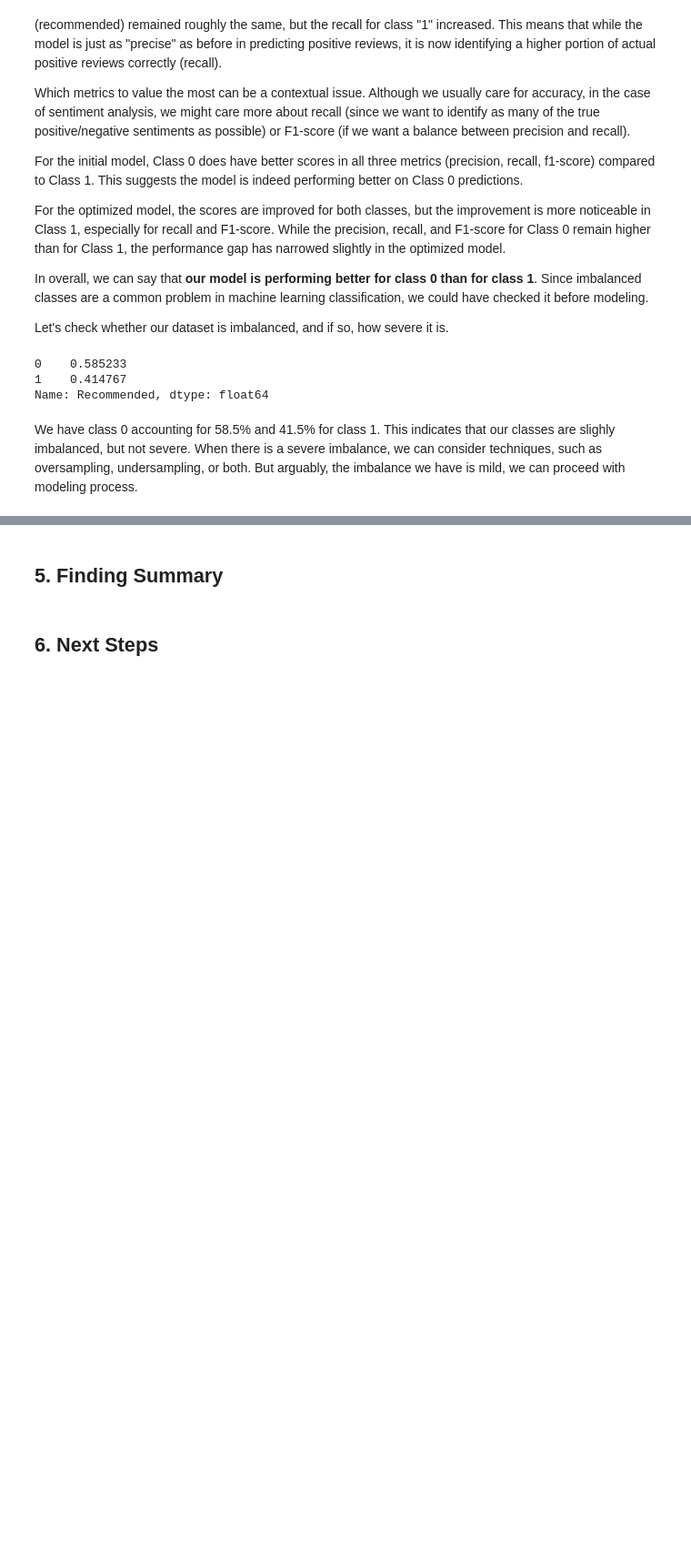
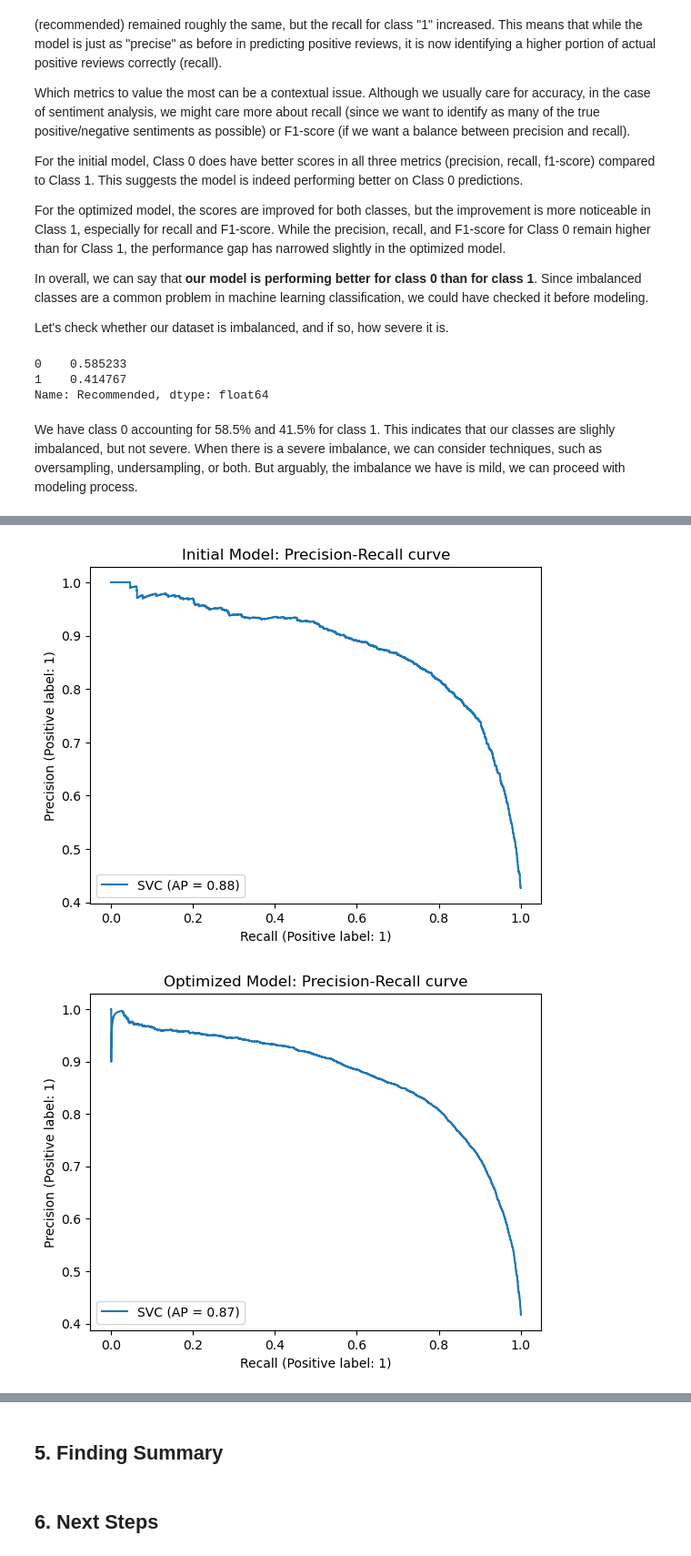
Before and after one commit to treelunar/2023_Airline_Reviews_Analysis, a Jupyter notebook: Airline_Reviews_Part 2.ipynb, the cells around one changed output, grey strips where cells are left out. Shown: that part at 91% size. Drawn from its saved outputs; the diff is of its cells as text; code cells hidden in the pictures; blank space fills up the shorter version.

```diff
--- a/Airline_Reviews_Part 2.ipynb
+++ b/Airline_Reviews_Part 2.ipynb
@@ -1162,0 +1166,18 @@ asdf
+# %%
+from sklearn.metrics import plot_precision_recall_curve
+
+# Calculate the precision-recall curves
+disp_initial = plot_precision_recall_curve(svm_final, subset_X_test_scaled, subset_y_test)
+disp_optimized = plot_precision_recall_curve(svm_final_optimized, X_test_scaled, y_test)
+
+# Label the initial model
+disp_initial.ax_.set_title('Initial Model: Precision-Recall curve')
+
+# Label the optimized model
+disp_optimized.ax_.set_title('Optimized Model: Precision-Recall curve')
+
+# Show the plot
+plt.show()
+# %% [output]
+[figure, added]
+[figure, added]
```
Also changed, not shown: parts of 38 cells of this notebook.
